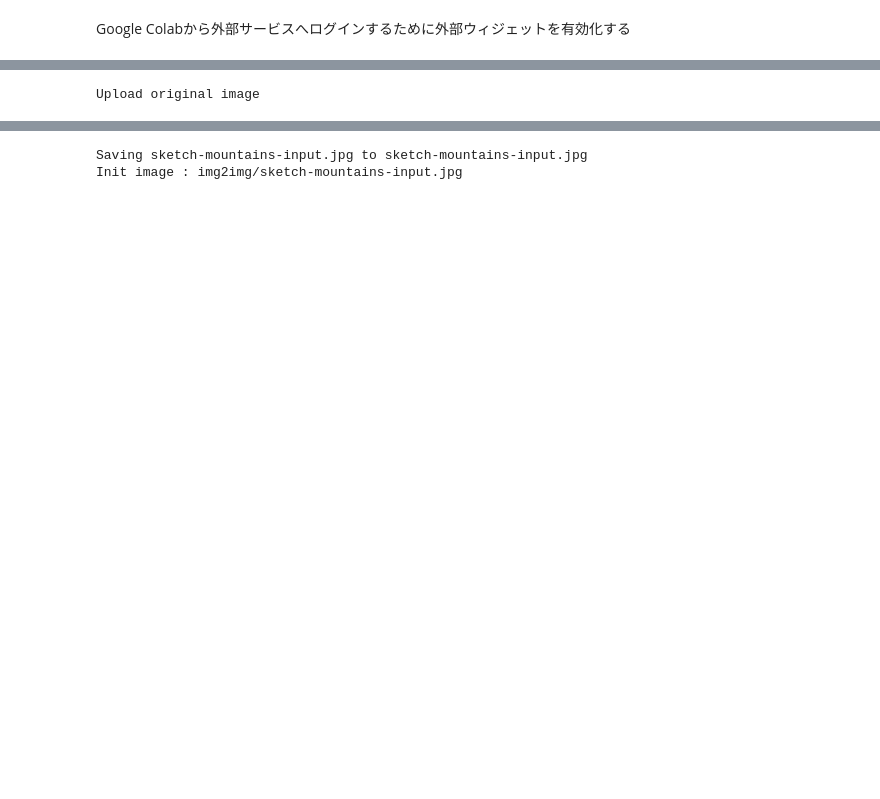
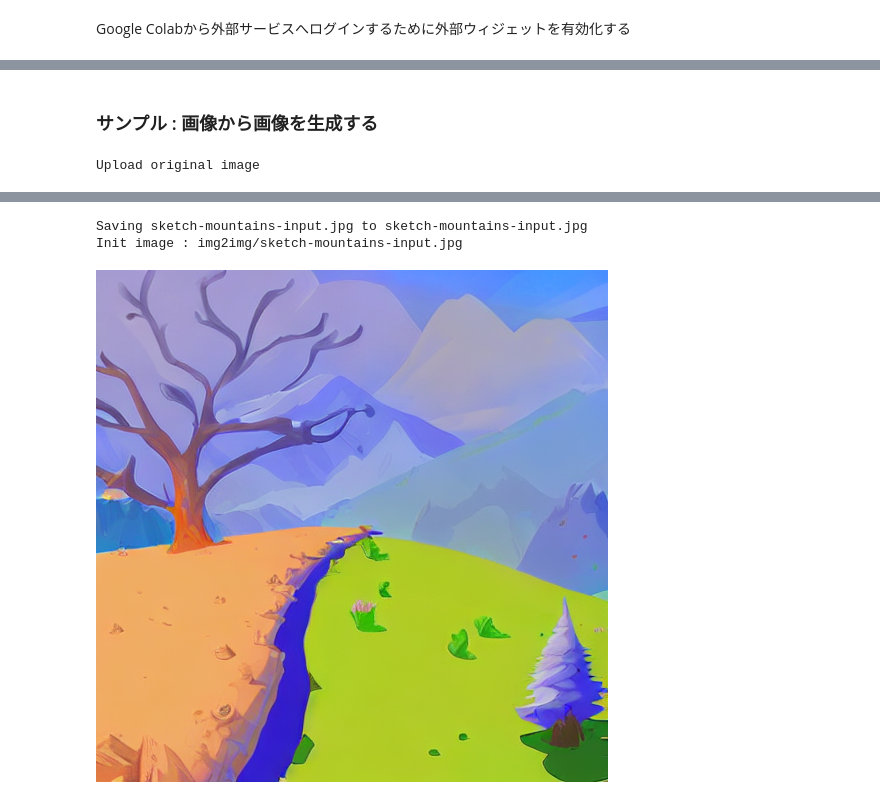
Before and after one commit to alumican/stable-diffusion, a Jupyter notebook: stable_diffuion_quick_start.ipynb, the cells around one changed output, grey strips where cells are left out. Cells and saved outputs as stored; diff of their text form; code cells hidden in the pictures; blank space fills up the shorter version.

```diff
--- a/stable_diffuion_quick_start.ipynb
+++ b/stable_diffuion_quick_start.ipynb
@@ -476,4 +480,6 @@ inpaintingPipe.safety_checker = dummy
 # %%
+import os
+
 # --------------------
 from torch import autocast
 
@@ -517,11 +523,11 @@ def show_images(images, col_count=1):
 
 # --------------------
 def save_image(image, path):
+  os.makedirs(os.path.dirname(path), exist_ok=True)
   image.save(path)
 
 # --------------------
 from google.colab import files
-import os
 import shutil
 
 def upload_files(directory_path="."):
@@ -558,26 +564,28 @@ show_images(images, 2)
+# %% [markdown]
+### サンプル : 画像から画像を生成する
 # %%
 print("Upload original image")
 uploaded_file_paths = upload_files("img2img")
 
 prompt = "A fantasy landscape, trending on artstation"
 strength = 0.75
 guidance_scale = 7.5
 width = 512
 height = 512
 
 if (len(uploaded_file_paths) > 0):
   init_image_path = uploaded_file_paths[0]
   print("Init image : " + init_image_path)
-
   init_image = Image.open(init_image_path)
-  generated_image = generate_img2img(prompt, init_image=init_image, strength=strength, guidance_scale=guidance_scale);
-  generated_image
+  generated_image = generate_img2img(prompt, init_image=init_image, strength=strength, guidance_scale=guidance_scale, width=width, height=height);
   save_image(generated_image, f"img2img/out.png")
-
 else:
   print("Upload failure")
+
+generated_image
 # %% [output]
 Upload original image
 [interactive output not drawn]
 Saving sketch-mountains-input.jpg to sketch-mountains-input.jpg
 Init image : img2img/sketch-mountains-input.jpg
+[figure, added]
```
Also changed, not shown: parts of 29 cells of this notebook.
